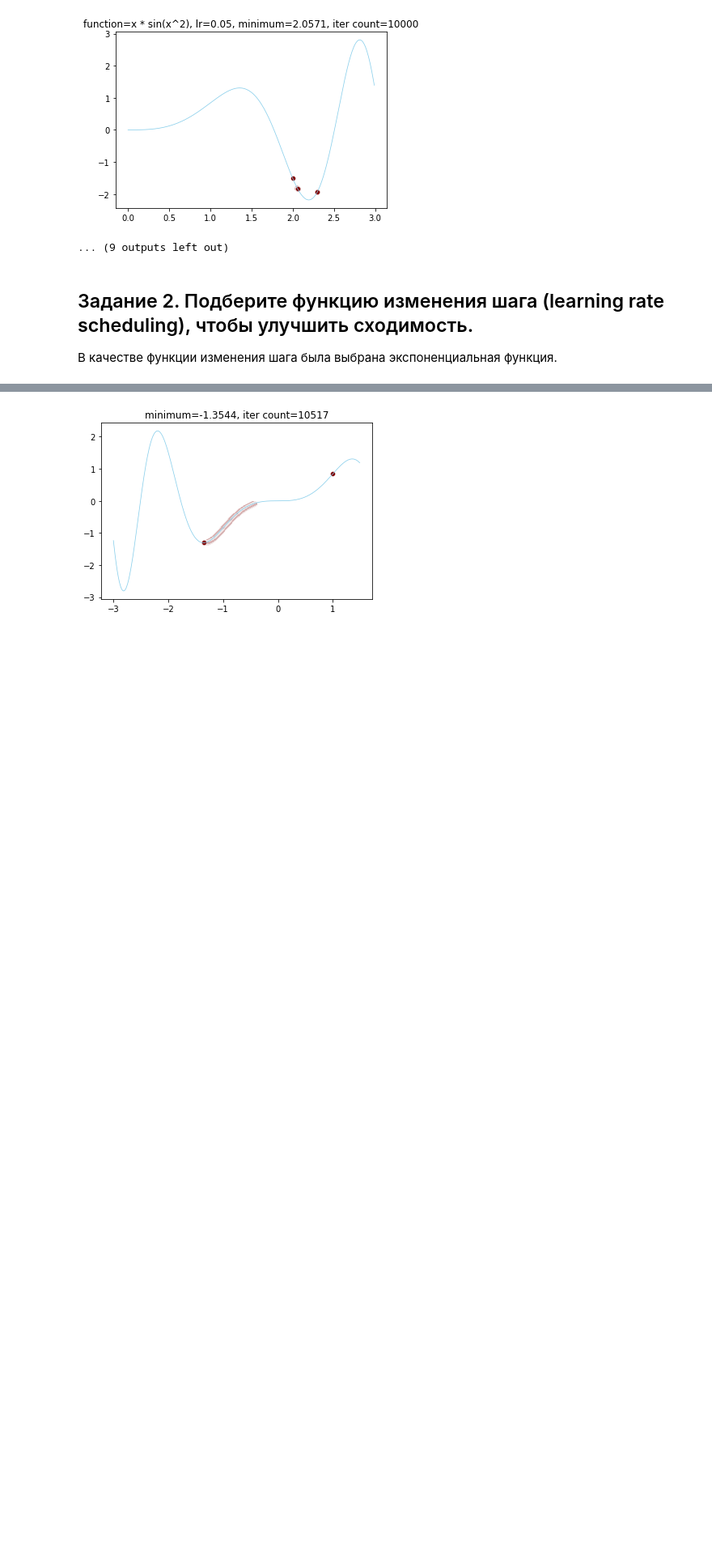
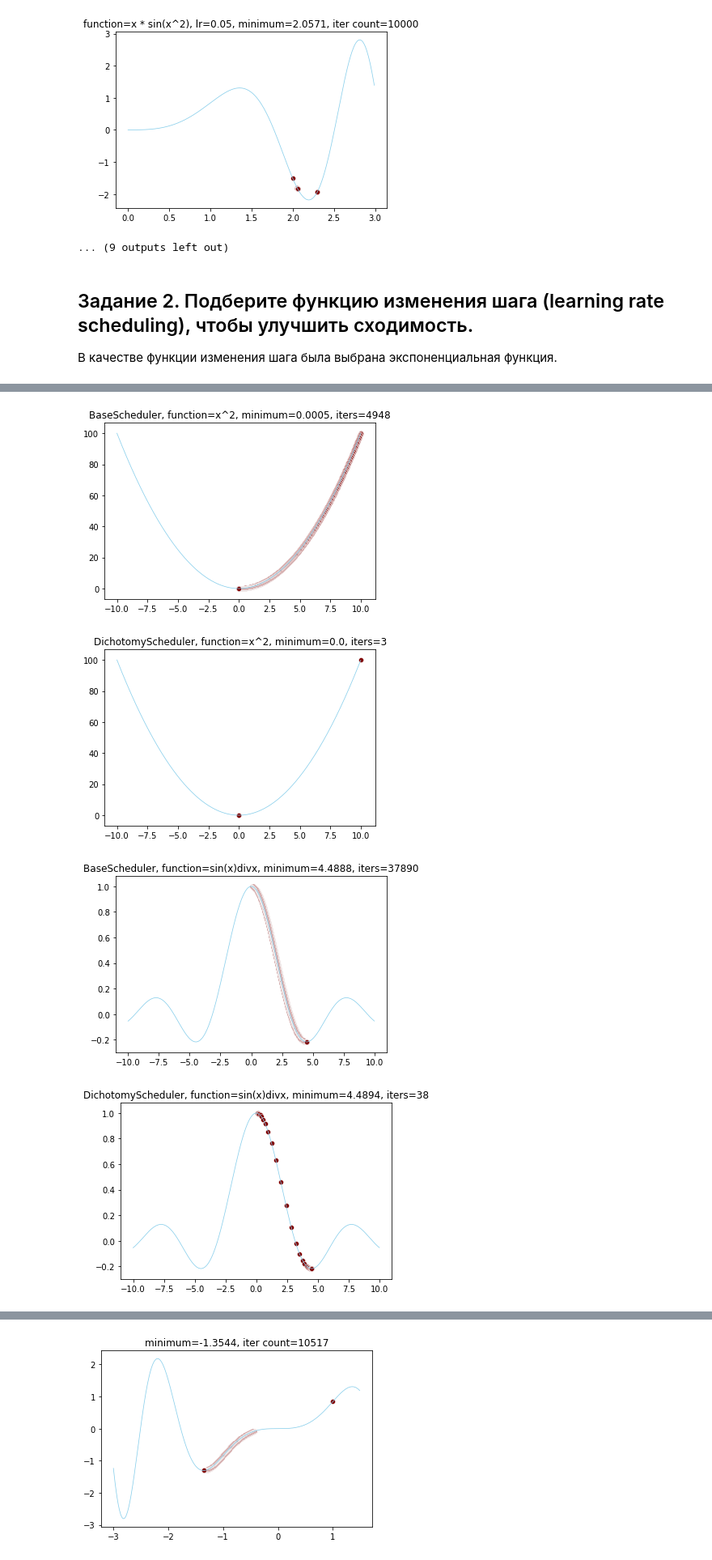
Before and after one commit to sashapff/optimization-methods, a Jupyter notebook: lab1.ipynb, the cells around one changed output, grey strips where cells are left out. Shown at 81% size. Saved outputs shown, nothing was run; the diff lists cells and outputs as text; code cells hidden in the pictures; blank space fills up the shorter version.

```diff
--- a/lab1.ipynb
+++ b/lab1.ipynb
@@ -120,0 +123,45 @@ MovieWriter ffmpeg unavailable; using Pillow instead.
+# %%
+fs = [lambda x: x ** 2,
+      lambda x: np.sin(x) / x,
+      lambda x: 0.001 * x ** 3 + 0.01 * x ** 2]
+f_grads = [lambda x: x * 2,
+           lambda x: (np.cos(x) * x - np.sin(x)) / x ** 2,
+           lambda x: 0.003 * x ** 2 + 0.02 * x]
+f_names = ['x^2', 'sin(x)divx', 'x^3-10x^2+x']
+initial_points = [10, 0.1, 10]
+# %%
+for f, f_grad, initial_point, f_name in zip(fs, f_grads, initial_points, f_names):
+    base_gd = GradientDescent(
+        function=f,
+        derivative=f_grad,
+        iterations=100000,
+        epsilon=1e-6,
+        initial_point=np.array([initial_point])
+    )
+    base_answer, base_iterations_count = base_gd.optimize()
+    base_gd.plot_trace(
+        with_function=True,
+        from_x=-10,
+        to_x=10,
+        title=f'BaseScheduler, function={f_name}, minimum={round(base_answer[0], 4)}, iters={base_iterations_count}',
+    )
+
+    scheduler = DichotomyScheduler(f, iters=10)
+    dichotomy_gd = GradientDescent(
+        function=f, derivative=f_grad,
+        scheduler=scheduler,
+        iterations=100,
+        initial_point=np.array([initial_point])
+    )
+    dichotomy_answer, dichotomy_iterations_count = dichotomy_gd.optimize()
+    dichotomy_gd.plot_trace(
+        with_function=True,
+        from_x=-10,
+        to_x=10,
+        title=f'DichotomyScheduler, function={f_name}, minimum={round(dichotomy_answer[0], 4)}, iters={dichotomy_iterations_count}',
+    )
+# %% [output]
+[figure, added]
+[figure, added]
+[figure, added]
+[figure, added]
```
Also changed, not shown: parts of 14 cells of this notebook, 7 other files.
